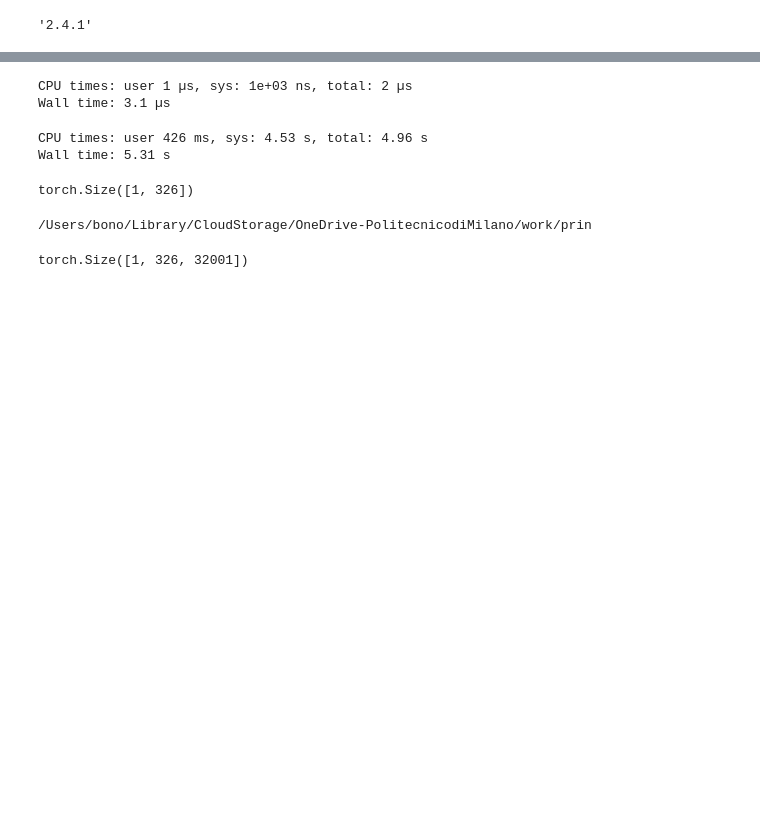
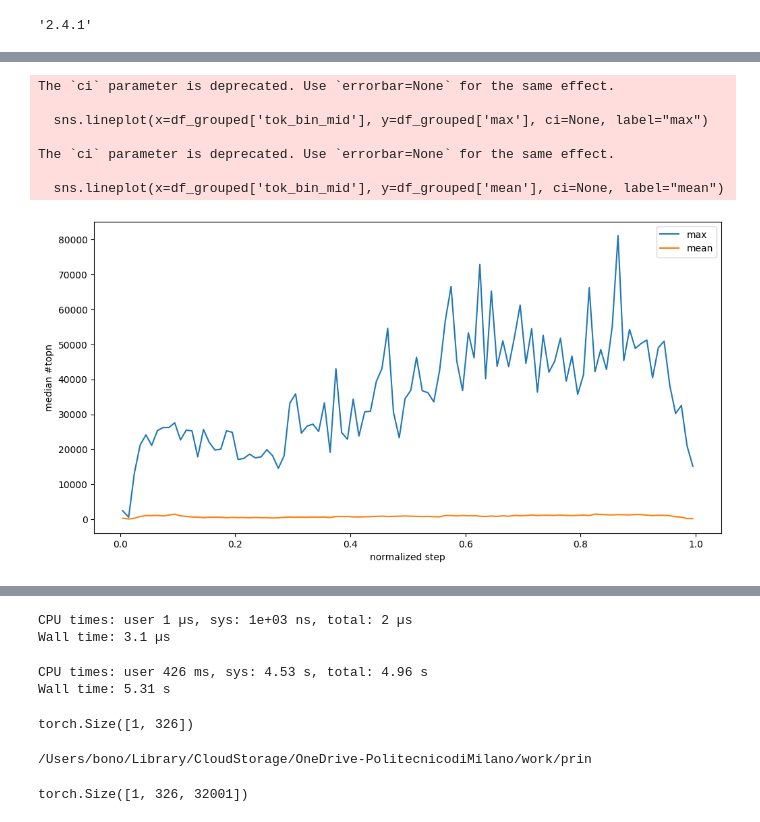
Before and after one commit to carloalbertobono/llm-uncertainty, a Jupyter notebook: logits-tablellama.ipynb, the cells around one changed output, grey strips where cells are left out. Drawn from its saved outputs; the diff is of its cells as text; code cells hidden in the pictures; blank space fills up the shorter version.

```diff
--- a/logits-tablellama.ipynb
+++ b/logits-tablellama.ipynb
@@ -156,0 +527,14 @@ with open('tablellama_output.' + myrand + '.pickle', 'wb') as handle:
+# %%
+with open('gemma-2-2b-it.3947333447.pickle', 'rb') as handle:
+    outlist_ = pickle.load(handle)
+# %%
+shapes_pre = []
+for i, p in enumerate(outlist_):
+    for j, pp in enumerate(p['pre_output_logits']):
+        shapes_pre.append((i,j,pp['top_n_values'].shape[0]))
+# %%
+import pandas as pd
+import numpy as np
+d = pd.DataFrame(shapes_pre, columns=['pid', 'tok', 'shape'])
+
+d['tok_rel'] = d.groupby('pid').tok.transform(lambda x: x / x.max())
@@ -156,0 +553,36 @@ with open('tablellama_output.' + myrand + '.pickle', 'wb') as handle:
+# %%
+#NUM_BINS = 100
+#d['tok_bin'] = pd.qcut(d['tok_rel'], q=NUM_BINS, duplicates="drop")
+d['tok_bin'] = pd.cut(d['tok_rel'], bins=100, duplicates="drop")
+df_grouped = d.groupby('tok_bin')['shape'].agg(['mean', 'median', 'std', 'count', 'max'])
+
+df_grouped['sem'] = df_grouped['std'] / np.sqrt(df_grouped['count'])
+df_grouped['ci_upper'] = df_grouped['mean'] + 1.96 * df_grouped['sem']
+df_grouped['ci_lower'] = df_grouped['mean'] - 1.96 * df_grouped['sem']
+# %%
+plt.figure(figsize=(12, 6))
+
+df_grouped = df_grouped.reset_index()  # Ensure index is a column
+# Convert bin labels (e.g., "(0.1, 0.5]") to midpoint values
+df_grouped['tok_bin_mid'] = df_grouped['tok_bin'].apply(lambda x: x.mid if hasattr(x, 'mid') else x)
+
+sns.lineplot(x=df_grouped['tok_bin_mid'], y=df_grouped['max'], ci=None, label="max")
+sns.lineplot(x=df_grouped['tok_bin_mid'], y=df_grouped['mean'], ci=None, label="mean")
+# sns.lineplot(x=df_grouped['tok_bin_mid'], y=df_grouped['median'], ci=None, label="median")
+
+#plt.fill_between(df_grouped['tok_bin_mid'], df_grouped['ci_lower'], df_grouped['ci_upper'],
+#                 alpha=0.3, color="blue", label="95% CI")
+
+plt.xlabel("normalized step")
+plt.ylabel("median #topn")
+plt.legend()
+plt.show()
+# %% [output]
+The `ci` parameter is deprecated. Use `errorbar=None` for the same effect.
+
+  sns.lineplot(x=df_grouped['tok_bin_mid'], y=df_grouped['max'], ci=None, label="max")
+
+The `ci` parameter is deprecated. Use `errorbar=None` for the same effect.
+
+  sns.lineplot(x=df_grouped['tok_bin_mid'], y=df_grouped['mean'], ci=None, label="mean")
+[figure, added]
```
Also changed, not shown: parts of 75 cells of this notebook, 1 other file.
